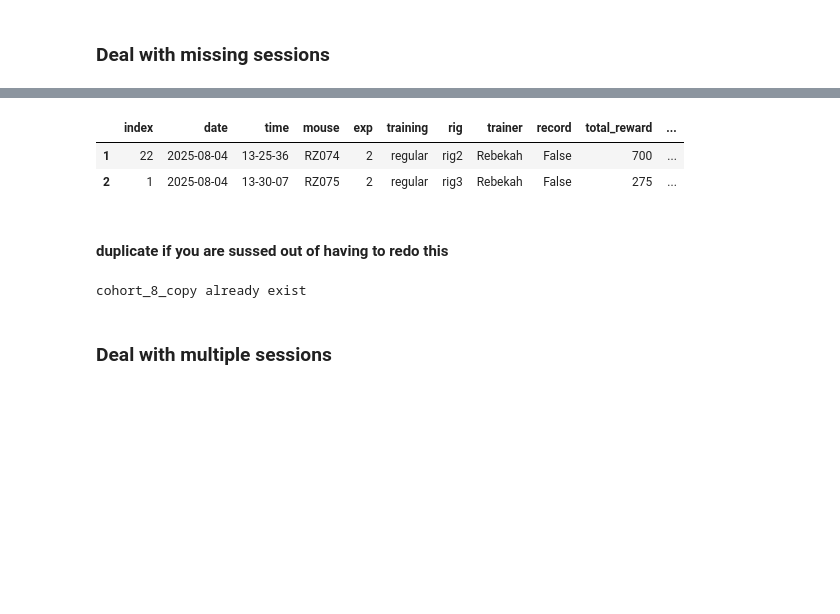
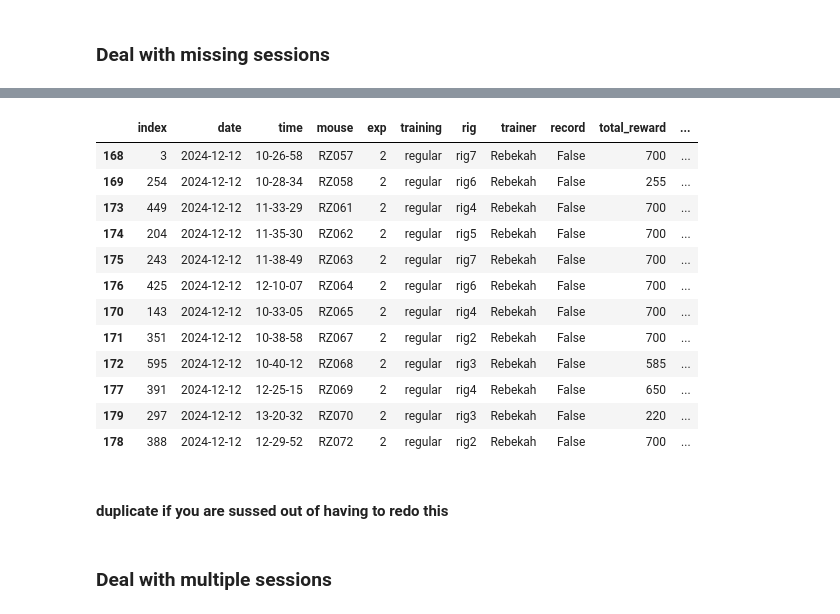
Before and after one commit to rebz444/luckycharm, a Jupyter notebook: 1b_session_processing_post_meta_change.ipynb, the cells around one changed output, grey strips where cells are left out. Cells and saved outputs as stored; diff of their text form; code cells hidden in the pictures; blank space fills up the shorter version.

```diff
--- a/1b_session_processing_post_meta_change.ipynb
+++ b/1b_session_processing_post_meta_change.ipynb
@@ -12,7 +12,7 @@ import pandas as pd
 data_dir = '/Users/rebekahzhang/data/behavior_data'
 period = 'post_meta_change'
 exp = "exp2"
-cohort = "cohort_8"
+cohort = "cohort_7"
 data_folder = os.path.join(data_dir, period, exp, cohort)
 print(data_folder)
 # %% [output]
@@ -204,15 +209,23 @@ on 2025-08-08, RZ078 has missing sessions
 # %%
-sessions_by_date.get_group('2025-08-04').sort_values('mouse')
+sessions_by_date.get_group('2024-12-12').sort_values('mouse')
 # %% [output]
 |  | index | date | time | mouse | exp | training | rig | trainer | record | total_reward | ... |
-| 1 | 22 | 2025-08-04 | 13-25-36 | RZ074 | 2 | regular | rig2 | Rebekah | False | 700 | ... |
-| 2 | 1 | 2025-08-04 | 13-30-07 | RZ075 | 2 | regular | rig3 | Rebekah | False | 275 | ... |
+| 168 | 3 | 2024-12-12 | 10-26-58 | RZ057 | 2 | regular | rig7 | Rebekah | False | 700 | ... |
+| 169 | 254 | 2024-12-12 | 10-28-34 | RZ058 | 2 | regular | rig6 | Rebekah | False | 255 | ... |
+| 173 | 449 | 2024-12-12 | 11-33-29 | RZ061 | 2 | regular | rig4 | Rebekah | False | 700 | ... |
+| 174 | 204 | 2024-12-12 | 11-35-30 | RZ062 | 2 | regular | rig5 | Rebekah | False | 700 | ... |
+| 175 | 243 | 2024-12-12 | 11-38-49 | RZ063 | 2 | regular | rig7 | Rebekah | False | 700 | ... |
+| 176 | 425 | 2024-12-12 | 12-10-07 | RZ064 | 2 | regular | rig6 | Rebekah | False | 700 | ... |
+| 170 | 143 | 2024-12-12 | 10-33-05 | RZ065 | 2 | regular | rig4 | Rebekah | False | 700 | ... |
+| 171 | 351 | 2024-12-12 | 10-38-58 | RZ067 | 2 | regular | rig2 | Rebekah | False | 700 | ... |
+| 172 | 595 | 2024-12-12 | 10-40-12 | RZ068 | 2 | regular | rig3 | Rebekah | False | 585 | ... |
+| 177 | 391 | 2024-12-12 | 12-25-15 | RZ069 | 2 | regular | rig4 | Rebekah | False | 650 | ... |
+| 179 | 297 | 2024-12-12 | 13-20-32 | RZ070 | 2 | regular | rig3 | Rebekah | False | 220 | ... |
+| 178 | 388 | 2024-12-12 | 12-29-52 | RZ072 | 2 | regular | rig2 | Rebekah | False | 700 | ... |
 # %% [markdown]
 #### duplicate if you are sussed out of having to redo this
 # %%
 utils.backup(data_folder)
-# %% [output]
-cohort_8_copy already exist
 # %% [markdown]
 ### Deal with multiple sessions
 # %%
```
Also changed, not shown: parts of 10 cells of this notebook, 4 other files.
